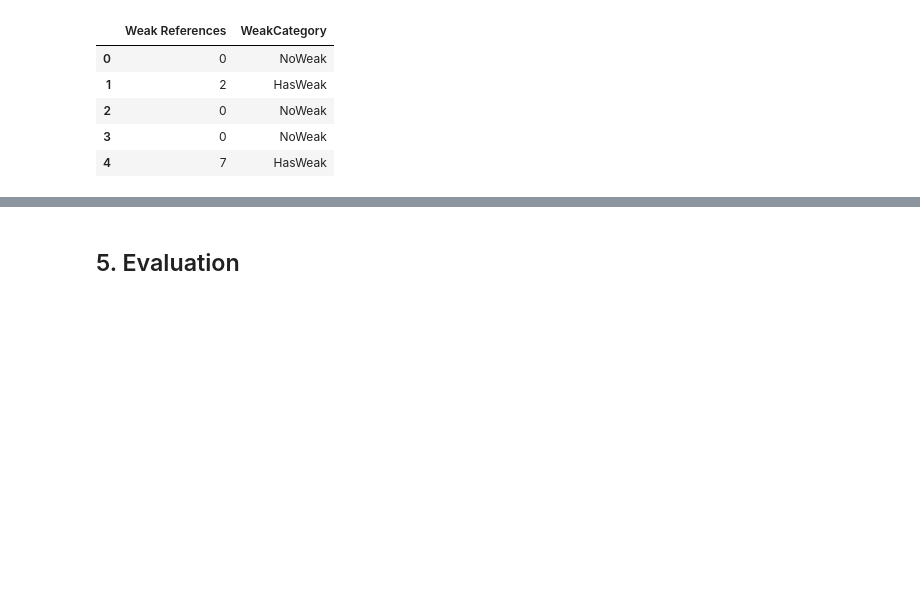
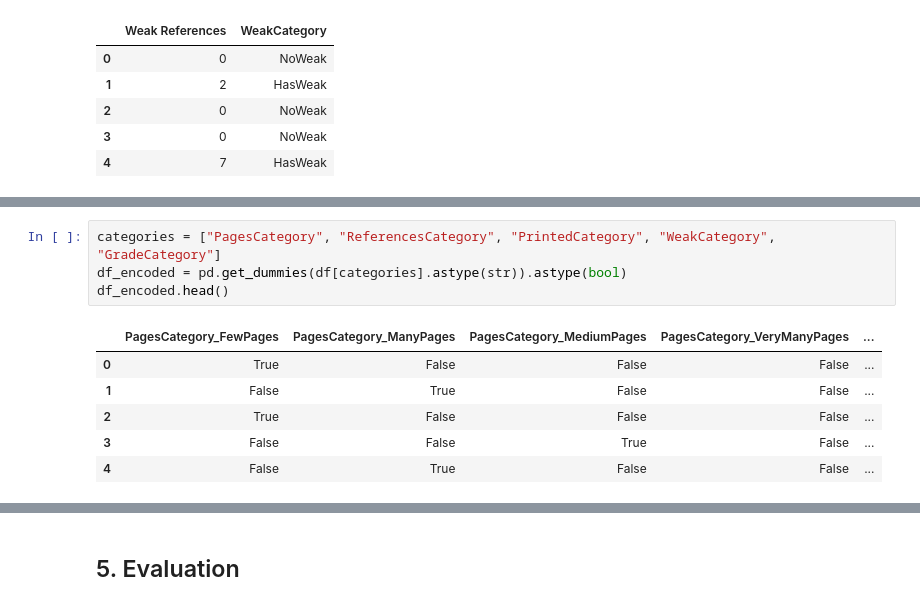
Before and after one commit to Jere-4/MachineLearningProject, a Jupyter notebook: project/thesis_grades.ipynb, the cells around one changed output, grey strips where cells are left out. Saved outputs shown, nothing was run; the diff lists cells and outputs as text; blank space fills up the shorter version.

```diff
--- a/project/thesis_grades.ipynb
+++ b/project/thesis_grades.ipynb
@@ -299,0 +338,11 @@ df[["Weak References", "WeakCategory"]].head()
+# %%
+categories = ["PagesCategory", "ReferencesCategory", "PrintedCategory", "WeakCategory", "GradeCategory"]
+df_encoded = pd.get_dummies(df[categories].astype(str)).astype(bool)
+df_encoded.head()
+# %% [output]
+|  | PagesCategory_FewPages | PagesCategory_ManyPages | PagesCategory_MediumPages | PagesCategory_VeryManyPages | ... |
+| 0 | True | False | False | False | ... |
+| 1 | False | True | False | False | ... |
+| 2 | True | False | False | False | ... |
+| 3 | False | False | True | False | ... |
+| 4 | False | True | False | False | ... |
```
Also changed, not shown: parts of 5 cells of this notebook.
